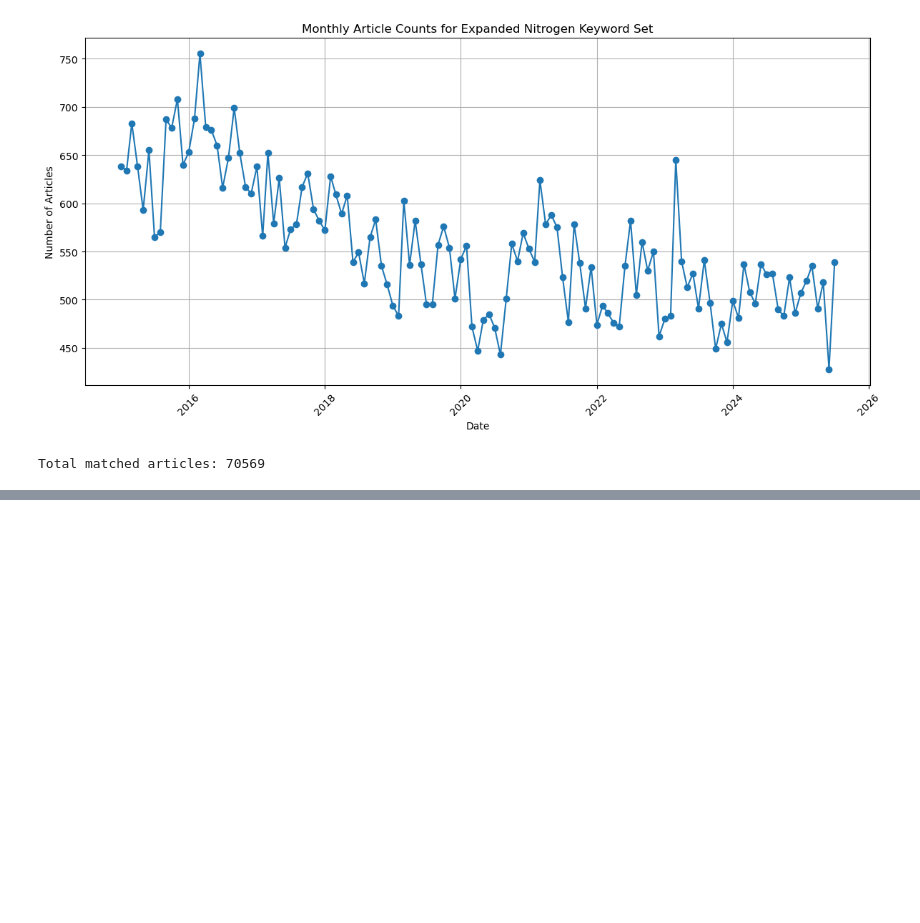
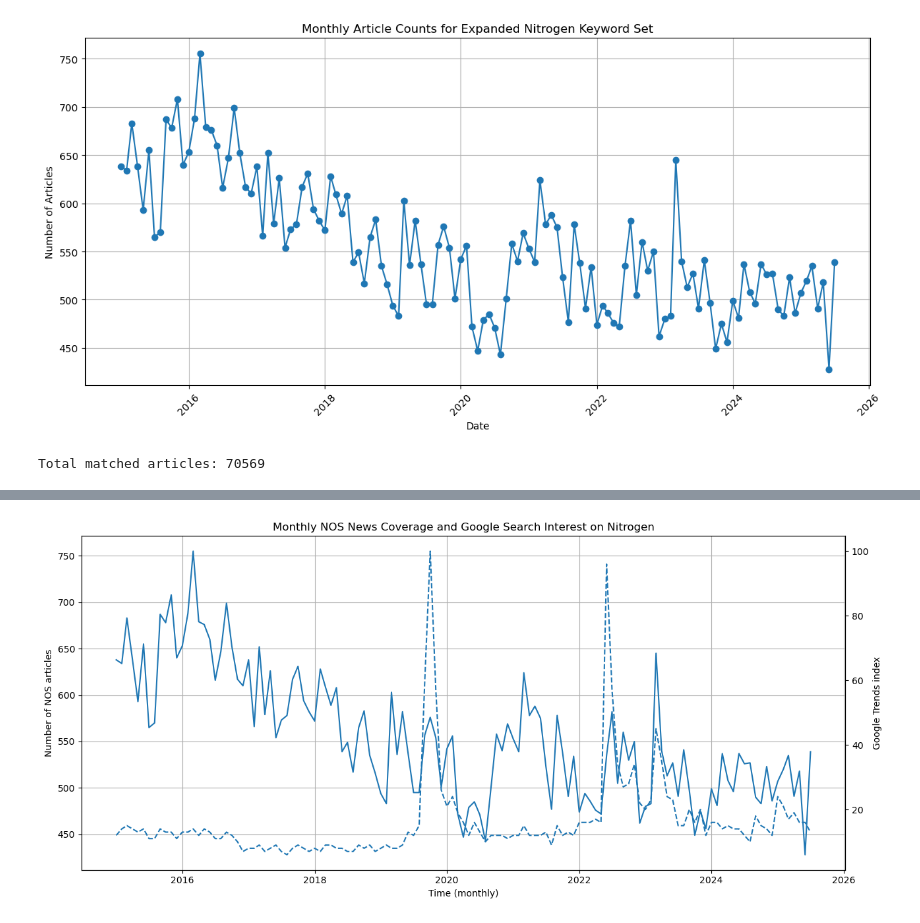
Before and after one commit to pellestam1002/Social_Computing, a Jupyter notebook: data.ipynb, the cells around one changed output, grey strips where cells are left out. Saved outputs shown, nothing was run; the diff lists cells and outputs as text; code cells hidden in the pictures; blank space fills up the shorter version.

Commit message:
trends en nos

```diff
--- a/data.ipynb
+++ b/data.ipynb
@@ -135,0 +226,73 @@ Total matched articles: 70569
+# %%
+import pandas as pd
+import matplotlib.pyplot as plt
+
+# -----------------------------
+# 1) NOS artikelen -> maandelijkse telling
+# -----------------------------
+df_nos = df_filtered.copy()
+df_nos["published_time"] = pd.to_datetime(df_nos["published_time"], errors="coerce")
+df_nos = df_nos.dropna(subset=["published_time"])
+
+df_nos["year_month"] = df_nos["published_time"].dt.to_period("M")
+
+nos_monthly = (
+    df_nos
+    .groupby("year_month")
+    .size()
+    .reset_index(name="NOS_article_count")
+)
+
+nos_monthly["date"] = nos_monthly["year_month"].dt.to_timestamp()
+
+# -----------------------------
+# 2) Google Trends (al maandelijks)
+# -----------------------------
+df_gt = df_trends.copy()
+df_gt["date"] = pd.to_datetime(df_gt["date"], errors="coerce")
+df_gt = df_gt.dropna(subset=["date"])
+
+# -----------------------------
+# 3) Combineer op maand
+# -----------------------------
+combined = pd.merge(
+    nos_monthly[["date", "NOS_article_count"]],
+    df_gt[["date", "Google_Trends_index"]],
+    on="date",
+    how="inner"
+).sort_values("date")
+
+# -----------------------------
+# 4) Gecombineerde time-series plot (2 y-assen)
+# -----------------------------
+fig, ax1 = plt.subplots(figsize=(13, 6))
+
+# Linker y-as: NOS
+ax1.plot(
+    combined["date"],
+    combined["NOS_article_count"],
+    label="NOS articles"
+)
+ax1.set_xlabel("Time (monthly)")
+ax1.set_ylabel("Number of NOS articles")
+ax1.grid(True)
+
+# Rechter y-as: Google Trends
+ax2 = ax1.twinx()
+ax2.plot(
+    combined["date"],
+    combined["Google_Trends_index"],
+    label="Google Trends",
+    linestyle="--"
+)
+ax2.set_ylabel("Google Trends index")
+
+plt.title("Monthly NOS News Coverage and Google Search Interest on Nitrogen")
+fig.tight_layout()
+plt.show()
+
+# Sanity check
+print("Date range:", combined["date"].min(), "to", combined["date"].max())
+print("Number of months:", len(combined))
+# %% [output]
+[figure, added]
```
Also changed, not shown: parts of 4 cells of this notebook.
